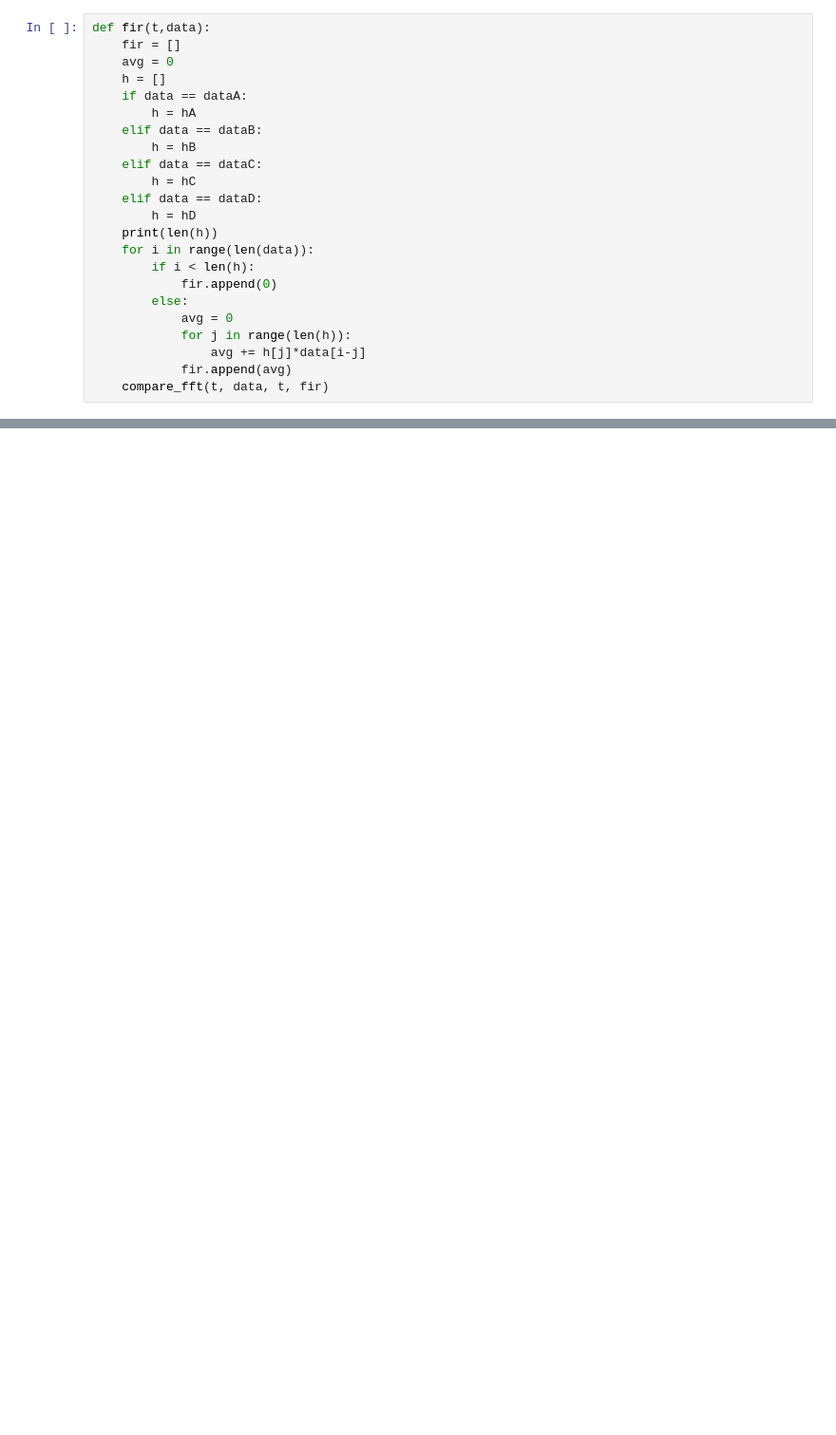
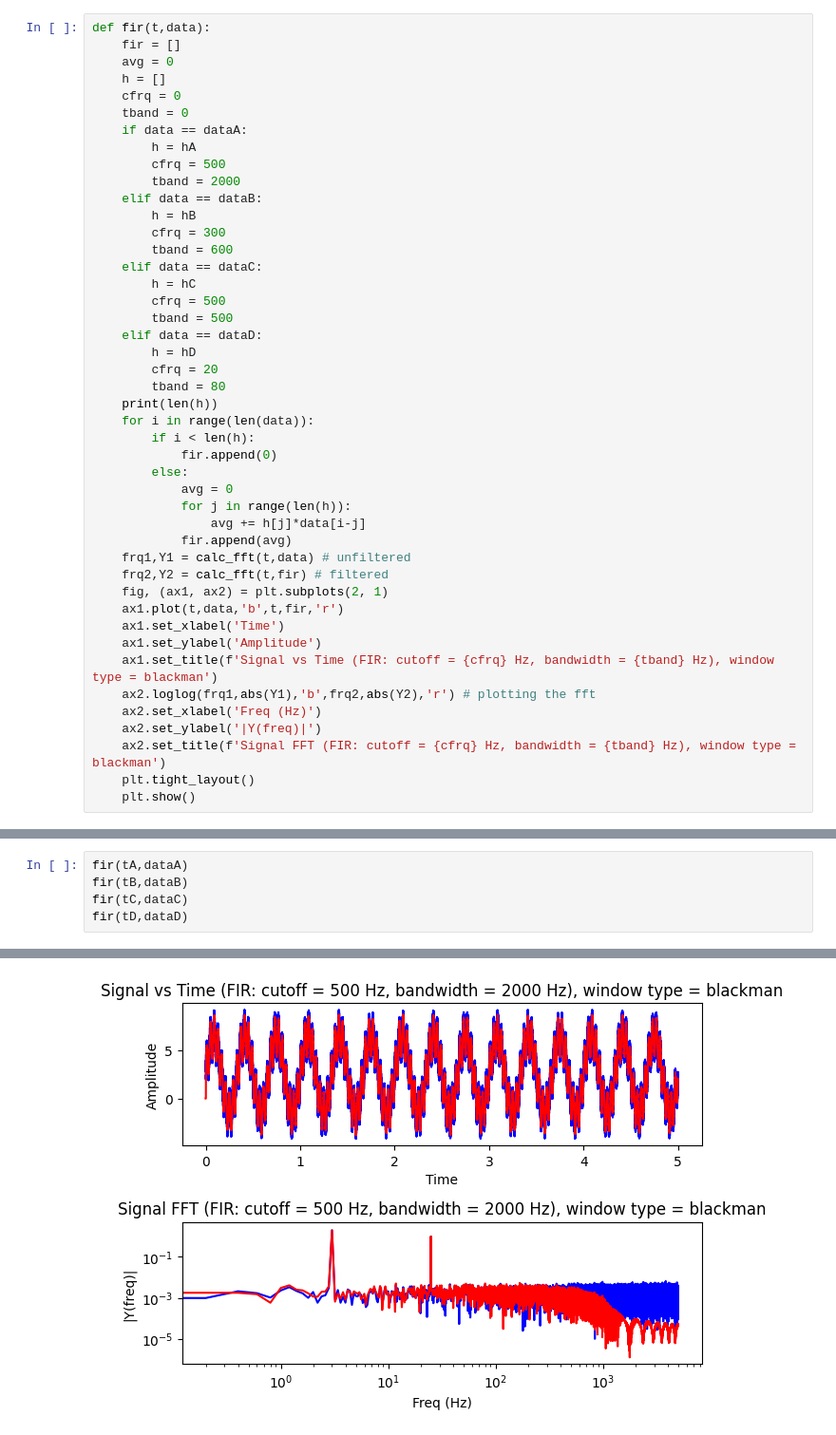
Before and after one commit to eatmelonnnn/ME433, a Jupyter notebook: HW10/HW10.ipynb, the cells around one changed output, grey strips where cells are left out. Shown at 95% size. Cells and saved outputs as stored; diff of their text form; blank space fills up the shorter version.

```diff
--- a/HW10/HW10.ipynb
+++ b/HW10/HW10.ipynb
@@ -264,14 +280,24 @@ def fir(t,data):
     fir = []
     avg = 0
     h = []
+    cfrq = 0
+    tband = 0
     if data == dataA:
         h = hA
+        cfrq = 500
+        tband = 2000
     elif data == dataB:
         h = hB
+        cfrq = 300
+        tband = 600
     elif data == dataC:
         h = hC
+        cfrq = 500
+        tband = 500
     elif data == dataD:
         h = hD
+        cfrq = 20
+        tband = 80
     print(len(h))
     for i in range(len(data)):
         if i < len(h):
@@ -281,4 +307,16 @@ def fir(t,data):
             for j in range(len(h)):
                 avg += h[j]*data[i-j]
             fir.append(avg)
-    compare_fft(t, data, t, fir)
+    frq1,Y1 = calc_fft(t,data) # unfiltered
+    frq2,Y2 = calc_fft(t,fir) # filtered
+    fig, (ax1, ax2) = plt.subplots(2, 1)
+    ax1.plot(t,data,'b',t,fir,'r')
+    ax1.set_xlabel('Time')
+    ax1.set_ylabel('Amplitude')
+    ax1.set_title(f'Signal vs Time (FIR: cutoff = {cfrq} Hz, bandwidth = {tband} Hz), window type = blackman')
+    ax2.loglog(frq1,abs(Y1),'b',frq2,abs(Y2),'r') # plotting the fft
+    ax2.set_xlabel('Freq (Hz)')
+    ax2.set_ylabel('|Y(freq)|')
+    ax2.set_title(f'Signal FFT (FIR: cutoff = {cfrq} Hz, bandwidth = {tband} Hz), window type = blackman')
+    plt.tight_layout()
+    plt.show()
@@ -297,0 +353,6 @@ iir(0.9,0.1,tA,dataA)
+# %%
+fir(tA,dataA)
+fir(tB,dataB)
+fir(tC,dataC)
+fir(tD,dataD)
+# %% [output]
@@ -297,0 +360 @@ iir(0.9,0.1,tA,dataA)
+[figure, added]
```
Also changed, not shown: parts of 24 cells of this notebook, 18 other files.
